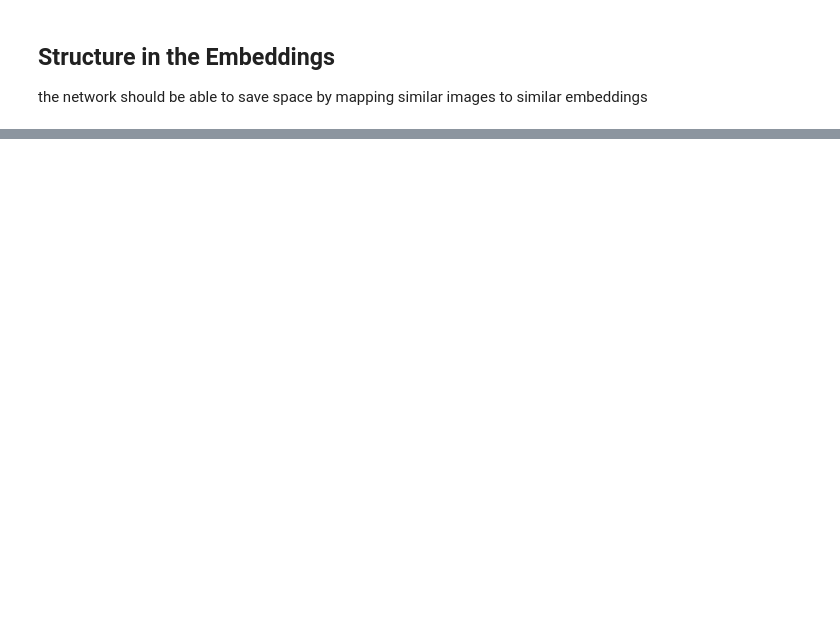
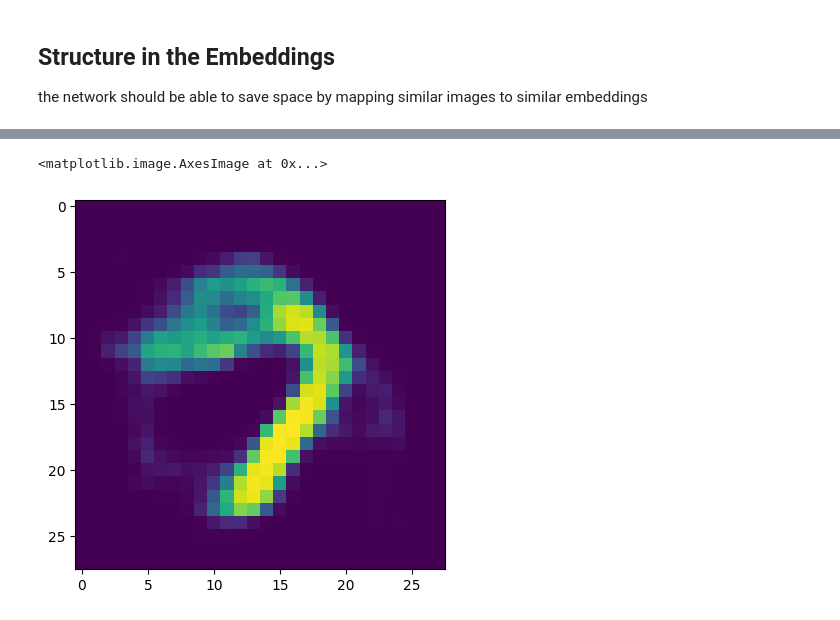
Before and after one commit to 123ned123/APS360, a Jupyter notebook: Tuts/tut4/Tut_4_Autoencoder.ipynb, the cells around one changed output, grey strips where cells are left out. Cells and saved outputs as stored; diff of their text form; code cells hidden in the pictures; blank space fills up the shorter version.

```diff
--- a/Tuts/tut4/Tut_4_Autoencoder.ipynb
+++ b/Tuts/tut4/Tut_4_Autoencoder.ipynb
@@ -718,0 +890,35 @@ class AutoEncoder(nn.Module):
+# %%
+# loss function for VAE are unique and use Kullback-Leibler
+# divergence measure to force distribution to match unit Gaussian
+def loss_function(recon_x, x, mu, logvar):
+    bce = F.binary_cross_entropy(recon_x, x.view(-1, 28 * 28))
+    kld = -0.5 * torch.sum(1 + logvar - mu.pow(2) - logvar.exp())
+    kld /= batch_size * 28 * 28
+    return bce + kld
+# %%
+def train(model, num_epochs = 1, batch_size = 64, learning_rate = 1e-3):
+    model.train() #train mode
+    torch.manual_seed(42)
+
+    train_loader = torch.utils.data.DataLoader(datasets.MNIST('data',
+               train=True, download=True, transform=transforms.ToTensor()),
+               batch_size = batch_size, shuffle = True)
+
+    optimizer = optim.Adam(model.parameters(), learning_rate)
+
+    for epoch in range(num_epochs):
+      for data in train_loader:  # load batch
+          img, _ = data
+
+          recon, mu, logvar = model(img)
+          loss = loss_function(recon, img, mu, logvar) # calculate loss
+          loss.backward()
+          optimizer.step()
+          optimizer.zero_grad()
+
+      print('Epoch:{}, Loss:{:.4f}'.format(epoch+1, float(loss)))
+# %%
+batch_size = 64
+
+model = Autoencoder()
+train(model, num_epochs = 30, batch_size = batch_size)
@@ -718,0 +943,12 @@ class AutoEncoder(nn.Module):
+# %%
+# generate random samples in latent space
+model.eval()
+sample = torch.randn(64, zdim)
+sample = model.decode(sample)
+
+import matplotlib.pyplot as plt
+imgs = sample.data.view(64, 28, 28).numpy()
+plt.imshow(imgs[4])
+# %% [output]
+<matplotlib.image.AxesImage at 0x...>
+[figure, added]
```
Also changed, not shown: parts of 25 cells of this notebook.
